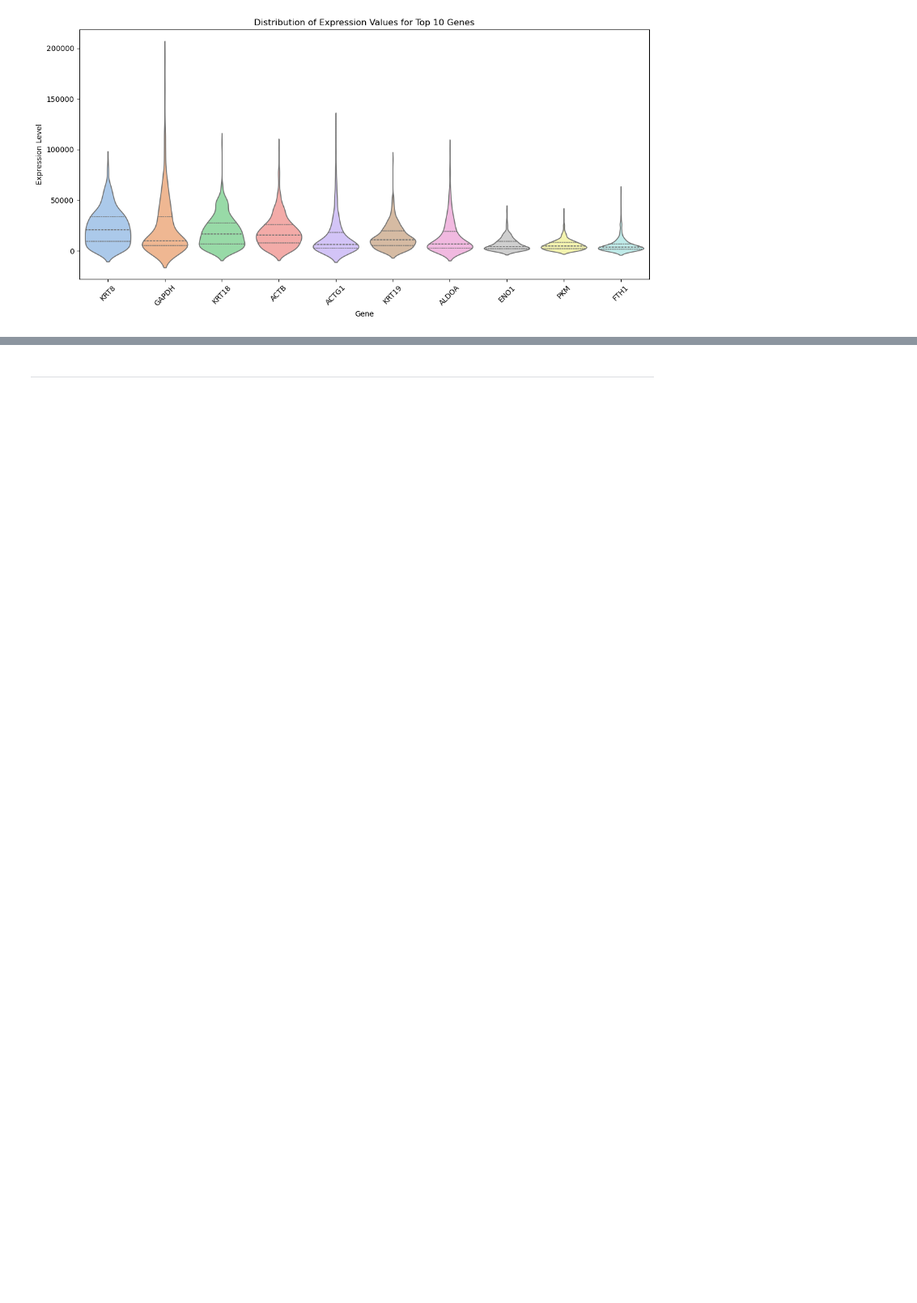
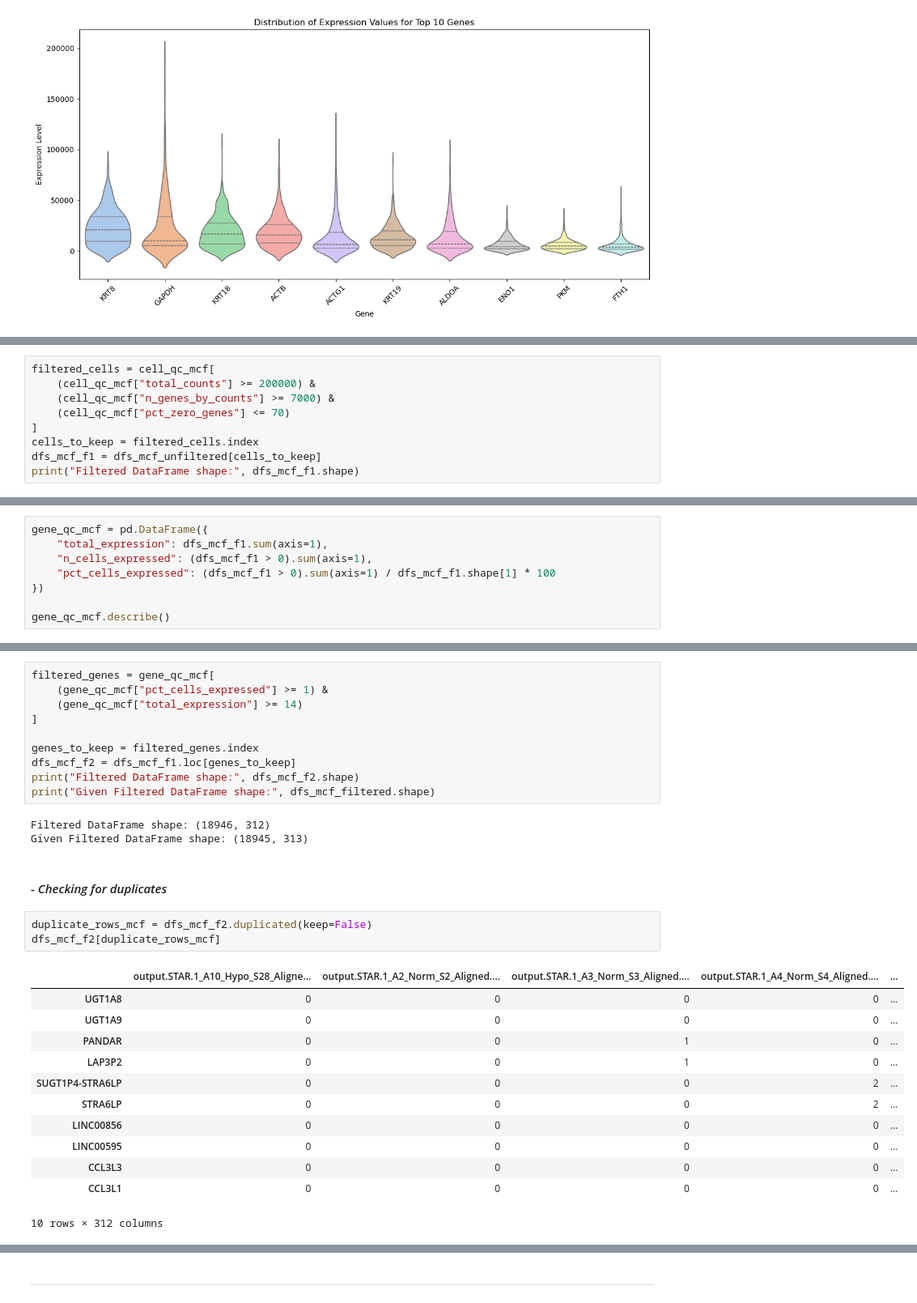
Before and after one commit to katiarusso/breast-cancer-ml-classification, a Jupyter notebook: Notebooks/Main.ipynb, the cells around one changed output, grey strips where cells are left out. Shown at 81% size. Drawn from its saved outputs; the diff is of its cells as text; blank space fills up the shorter version.

```diff
--- a/Notebooks/Main.ipynb
+++ b/Notebooks/Main.ipynb
@@ -563,0 +501,9 @@ Passing `palette` without assigning `hue` is deprecated and will be removed in v
+# %%
+filtered_cells = cell_qc_mcf[
+    (cell_qc_mcf["total_counts"] >= 200000) &
+    (cell_qc_mcf["n_genes_by_counts"] >= 7000) &
+    (cell_qc_mcf["pct_zero_genes"] <= 70)
+]
+cells_to_keep = filtered_cells.index
+dfs_mcf_f1 = dfs_mcf_unfiltered[cells_to_keep]
+print("Filtered DataFrame shape:", dfs_mcf_f1.shape)
@@ -563,0 +512,8 @@ Passing `palette` without assigning `hue` is deprecated and will be removed in v
+# %%
+gene_qc_mcf = pd.DataFrame({
+    "total_expression": dfs_mcf_f1.sum(axis=1),
+    "n_cells_expressed": (dfs_mcf_f1 > 0).sum(axis=1),
+    "pct_cells_expressed": (dfs_mcf_f1 > 0).sum(axis=1) / dfs_mcf_f1.shape[1] * 100
+})
+
+gene_qc_mcf.describe()
@@ -563,0 +530,31 @@ Passing `palette` without assigning `hue` is deprecated and will be removed in v
+# %%
+filtered_genes = gene_qc_mcf[
+    (gene_qc_mcf["pct_cells_expressed"] >= 1) &
+    (gene_qc_mcf["total_expression"] >= 14)
+]
+
+genes_to_keep = filtered_genes.index
+dfs_mcf_f2 = dfs_mcf_f1.loc[genes_to_keep]
+print("Filtered DataFrame shape:", dfs_mcf_f2.shape)
+print("Given Filtered DataFrame shape:", dfs_mcf_filtered.shape)
+# %% [output]
+Filtered DataFrame shape: (18946, 312)
+Given Filtered DataFrame shape: (18945, 313)
+# %% [markdown]
+#### - *Checking for duplicates*
+# %%
+duplicate_rows_mcf = dfs_mcf_f2.duplicated(keep=False)
+dfs_mcf_f2[duplicate_rows_mcf]
+# %% [output]
+|  | output.STAR.1_A10_Hypo_S28_Aligne... | output.STAR.1_A2_Norm_S2_Aligned.... | output.STAR.1_A3_Norm_S3_Aligned.... | output.STAR.1_A4_Norm_S4_Aligned.... | ... |
+| UGT1A8 | 0 | 0 | 0 | 0 | ... |
+| UGT1A9 | 0 | 0 | 0 | 0 | ... |
+| PANDAR | 0 | 0 | 1 | 0 | ... |
+| LAP3P2 | 0 | 0 | 1 | 0 | ... |
+| SUGT1P4-STRA6LP | 0 | 0 | 0 | 2 | ... |
+| STRA6LP | 0 | 0 | 0 | 2 | ... |
+| LINC00856 | 0 | 0 | 0 | 0 | ... |
+| LINC00595 | 0 | 0 | 0 | 0 | ... |
+| CCL3L3 | 0 | 0 | 0 | 0 | ... |
+| CCL3L1 | 0 | 0 | 0 | 0 | ... |
+10 rows × 312 columns
```
Also changed, not shown: parts of 32 cells of this notebook.
